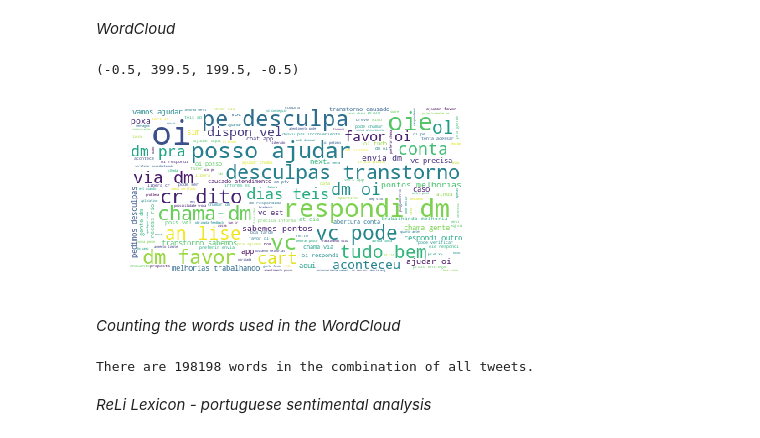
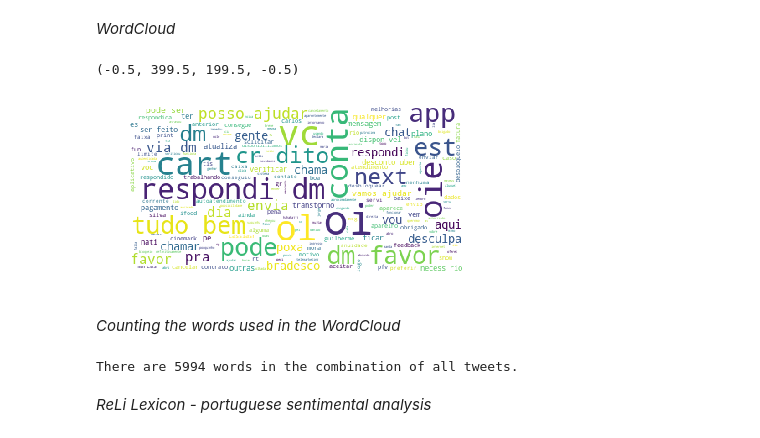
Before and after one commit to gabrielacaayres/tcc, a Jupyter notebook: code/read_tweets.ipynb, the cells around one changed output. Drawn from its saved outputs; the diff is of its cells as text; code cells hidden in the pictures.

```diff
--- a/code/read_tweets.ipynb
+++ b/code/read_tweets.ipynb
@@ -93,7 +93,7 @@ def tweet_cleaner(text):
     # I will tokenize and join together to remove unneccessary white spaces
     words = tok.tokenize(lower_case)
     return (" ".join(words)).strip()
-testing = df.text[:3250]
+testing = df.text[:100]
 test_result = []
 for t in testing:
     test_result.append(tweet_cleaner(t))
@@ -130,16 +130,16 @@ text = " ".join(tweet for tweet in data.tweet_text)
 # %% [markdown]
 *WordCloud*
 # %%
-wordcloud = WordCloud(max_font_size=40,stopwords=stopwords,background_color='white').generate(text)
+wordcloud = WordCloud(max_font_size=50,stopwords=stopwords,background_color='white').generate(text)
 wordcloud.to_file("nouns_user.png")
 plt.imshow(wordcloud)
 plt.axis("off")
 # %% [output]
 (-0.5, 399.5, 199.5, -0.5)
-[figure, old version]
+[figure, new version]
 # %% [markdown]
 *Counting the words used in the WordCloud*
 # %%
 print ("There are {} words in the combination of all tweets.".format(len(text)))
 # %% [output]
-There are 198198 words in the combination of all tweets.
+There are 5994 words in the combination of all tweets.
```
Also changed, not shown: parts of 5 cells of this notebook.
